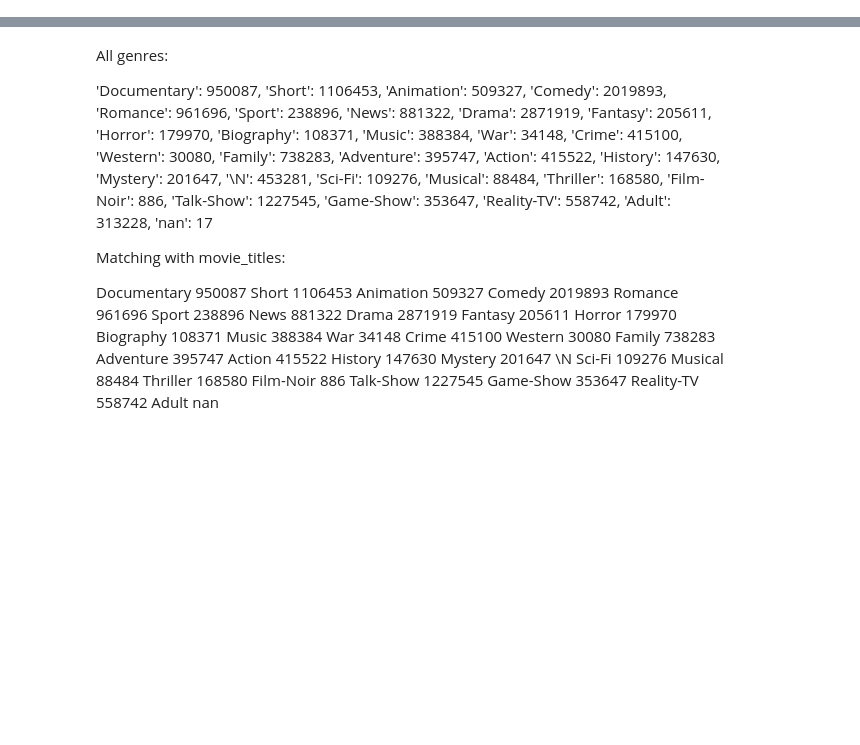
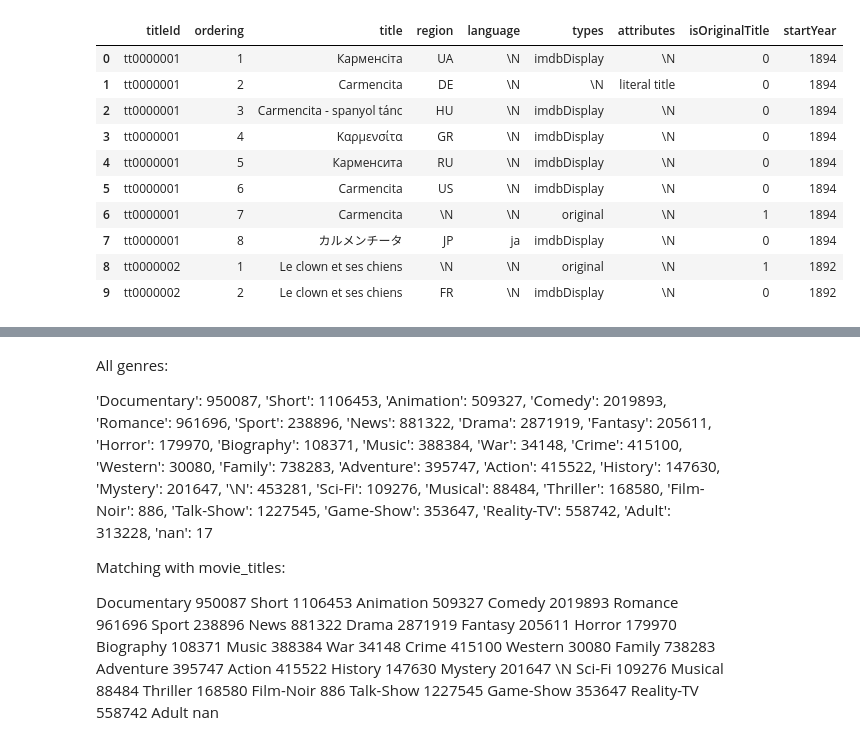
Before and after one commit to PreferredAI/PyBMF, a Jupyter notebook: scripts/sc01_get_netflix_actors_from_imdb.ipynb, the cells around one changed output, grey strips where cells are left out. Saved outputs shown, nothing was run; the diff lists cells and outputs as text; code cells hidden in the pictures; blank space fills up the shorter version.

```diff
--- a/scripts/sc01_get_netflix_actors_from_imdb.ipynb
+++ b/scripts/sc01_get_netflix_actors_from_imdb.ipynb
@@ -8,0 +18,7 @@ imdb_basics_path = os.path.join(onedrive_path, "imdb", "title.basics.tsv", "data
+# %%
+# IMDB title - id
+
+imdb_basics_path = os.path.join(onedrive_path, "imdb", "title.basics.tsv", "data.tsv")
+
+df_imdb_basics = pd.read_csv(imdb_basics_path, sep='\t')
+df_imdb_basics.head()
@@ -8,0 +32,7 @@ imdb_basics_path = os.path.join(onedrive_path, "imdb", "title.basics.tsv", "data
+# %%
+# IMDB alias - id
+
+imdb_akas_path = os.path.join(onedrive_path, "imdb", "title.akas.tsv", "data.tsv")
+
+df_imdb_akas = pd.read_csv(imdb_akas_path, sep='\t')
+df_imdb_akas.head()
@@ -8,0 +52,3 @@ imdb_basics_path = os.path.join(onedrive_path, "imdb", "title.basics.tsv", "data
+# %%
+idx = df_imdb_basics['startYear'].str.isnumeric() == False
+df_imdb_basics['startYear'][idx] = '1700'
@@ -8,0 +118,19 @@ imdb_basics_path = os.path.join(onedrive_path, "imdb", "title.basics.tsv", "data
+# %%
+# get movie id
+
+# get year from imdb_basics
+df_imdb_akas_year = df_imdb_akas.merge(df_imdb_basics[['tconst', 'startYear']], left_on='titleId', right_on='tconst', how='left')
+df_imdb_akas_year.drop(['tconst'], axis=1, inplace=True)
+df_imdb_akas_year.head(10)
+# %% [output]
+|  | titleId | ordering | title | region | language | types | attributes | isOriginalTitle | startYear |
+| 0 | tt0000001 | 1 | Карменсіта | UA | \N | imdbDisplay | \N | 0 | 1894 |
+| 1 | tt0000001 | 2 | Carmencita | DE | \N | \N | literal title | 0 | 1894 |
+| 2 | tt0000001 | 3 | Carmencita - spanyol tánc | HU | \N | imdbDisplay | \N | 0 | 1894 |
+| 3 | tt0000001 | 4 | Καρμενσίτα | GR | \N | imdbDisplay | \N | 0 | 1894 |
+| 4 | tt0000001 | 5 | Карменсита | RU | \N | imdbDisplay | \N | 0 | 1894 |
+| 5 | tt0000001 | 6 | Carmencita | US | \N | imdbDisplay | \N | 0 | 1894 |
+| 6 | tt0000001 | 7 | Carmencita | \N | \N | original | \N | 1 | 1894 |
+| 7 | tt0000001 | 8 | カルメンチータ | JP | ja | imdbDisplay | \N | 0 | 1894 |
+| 8 | tt0000002 | 1 | Le clown et ses chiens | \N | \N | original | \N | 1 | 1892 |
+| 9 | tt0000002 | 2 | Le clown et ses chiens | FR | \N | imdbDisplay | \N | 0 | 1892 |
```
Also changed, not shown: parts of 14 cells of this notebook, 26 other files.
